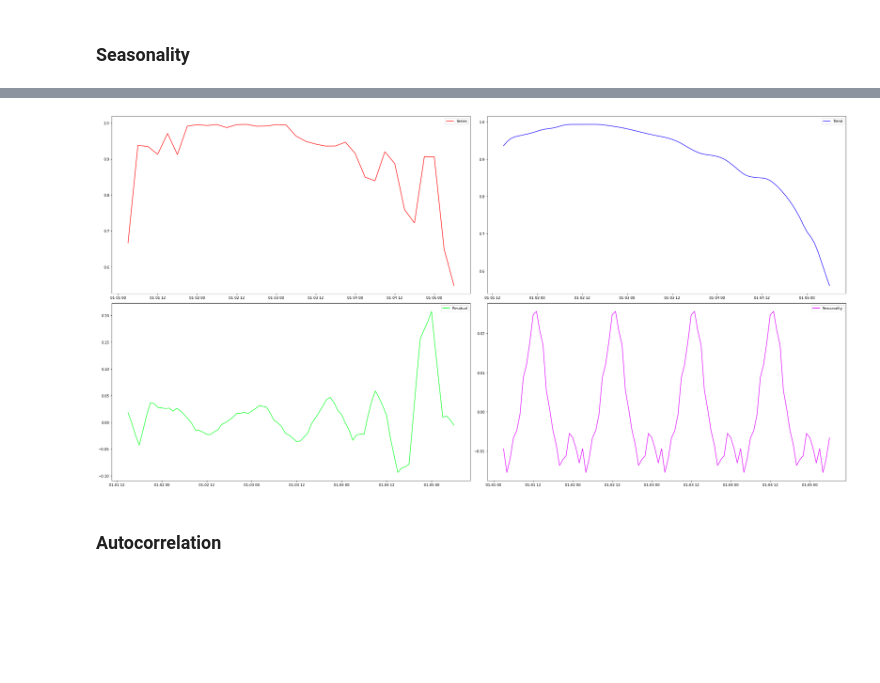
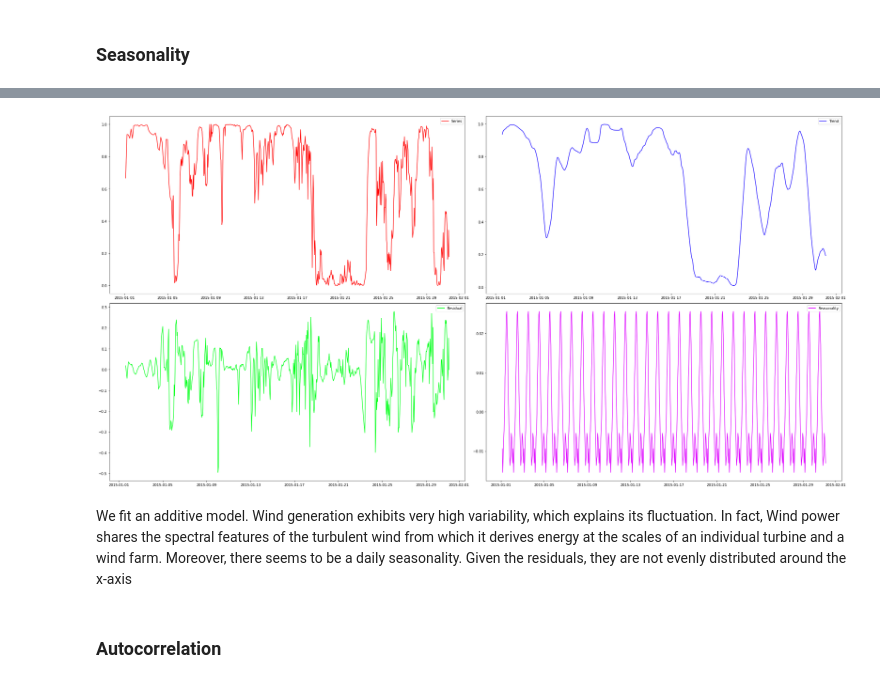
Before and after one commit to YasminaKerkeb/wind-energy-forecasting, a Jupyter notebook: time_series_model.ipynb, the cells around one changed output, grey strips where cells are left out. Drawn from its saved outputs; the diff is of its cells as text; code cells hidden in the pictures; blank space fills up the shorter version.

```diff
--- a/time_series_model.ipynb
+++ b/time_series_model.ipynb
@@ -124,29 +137,31 @@ df.describe()
 # %%
 series=df[target_column]
 decomposition=seasonal_decompose(series, model='additive')
 trend=decomposition.trend
 seasonal=decomposition.seasonal
 residual=decomposition.resid
-thresh=100
+thresh=720
 plt.figure(figsize=(30,15))
 plt.subplot(221)
-plt.plot(series.iloc[:100],color='#ff0000', label='Series')
+plt.plot(series.iloc[:thresh],color='#ff0000', label='Series')
 plt.legend(loc='best')
 plt.subplot(222)
-plt.plot(trend.iloc[:100],color='#1100ff', label='Trend')
+plt.plot(trend.iloc[:thresh],color='#1100ff', label='Trend')
 plt.legend(loc='best')
 plt.tight_layout()
 plt.subplot(223)
-plt.plot(residual.iloc[:100],color='#00ff1a', label='Residual')
+plt.plot(residual.iloc[:thresh],color='#00ff1a', label='Residual')
 plt.legend(loc='best')
 plt.tight_layout()
 plt.subplot(224)
-plt.plot(seasonal.iloc[:100],color='#de00ff', label='Seasonality')
+plt.plot(seasonal.iloc[:thresh],color='#de00ff', label='Seasonality')
 plt.legend(loc='best')
 plt.tight_layout()
 plt.show()
 # %% [output]
-[figure, old version]
+[figure, new version]
+# %% [markdown]
+We fit an additive model. Wind generation exhibits very high variability, which explains its fluctuation. In fact, Wind power shares the spectral features of the turbulent wind from which it derives energy at the scales of an individual turbine and a wind farm. Moreover, there seems to be a daily seasonality. Given the residuals, they are not evenly distributed around the x-axis
 # %% [markdown]
 ### Autocorrelation
 # %%
```
Also changed, not shown: parts of 11 cells of this notebook, 4 other files.
